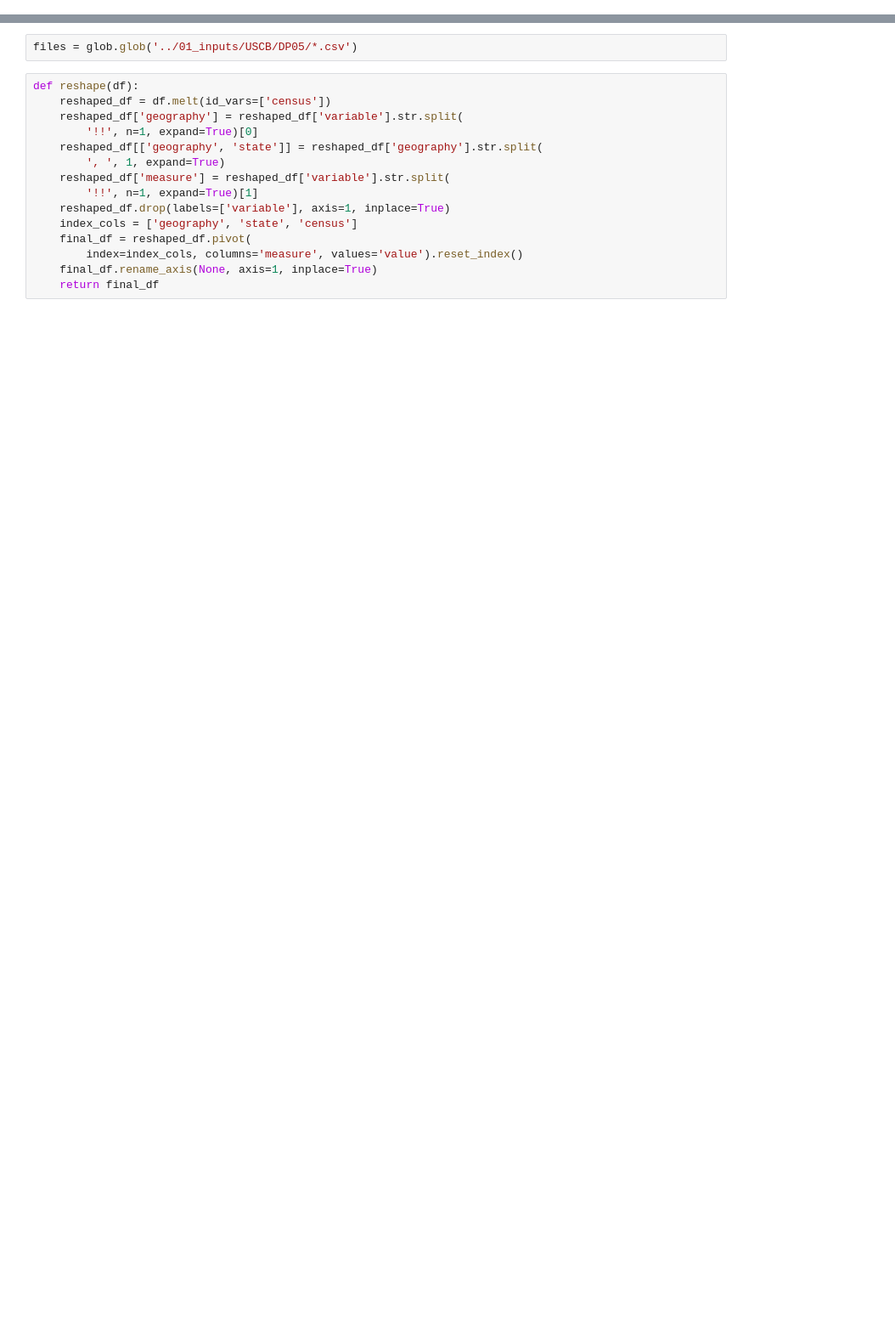
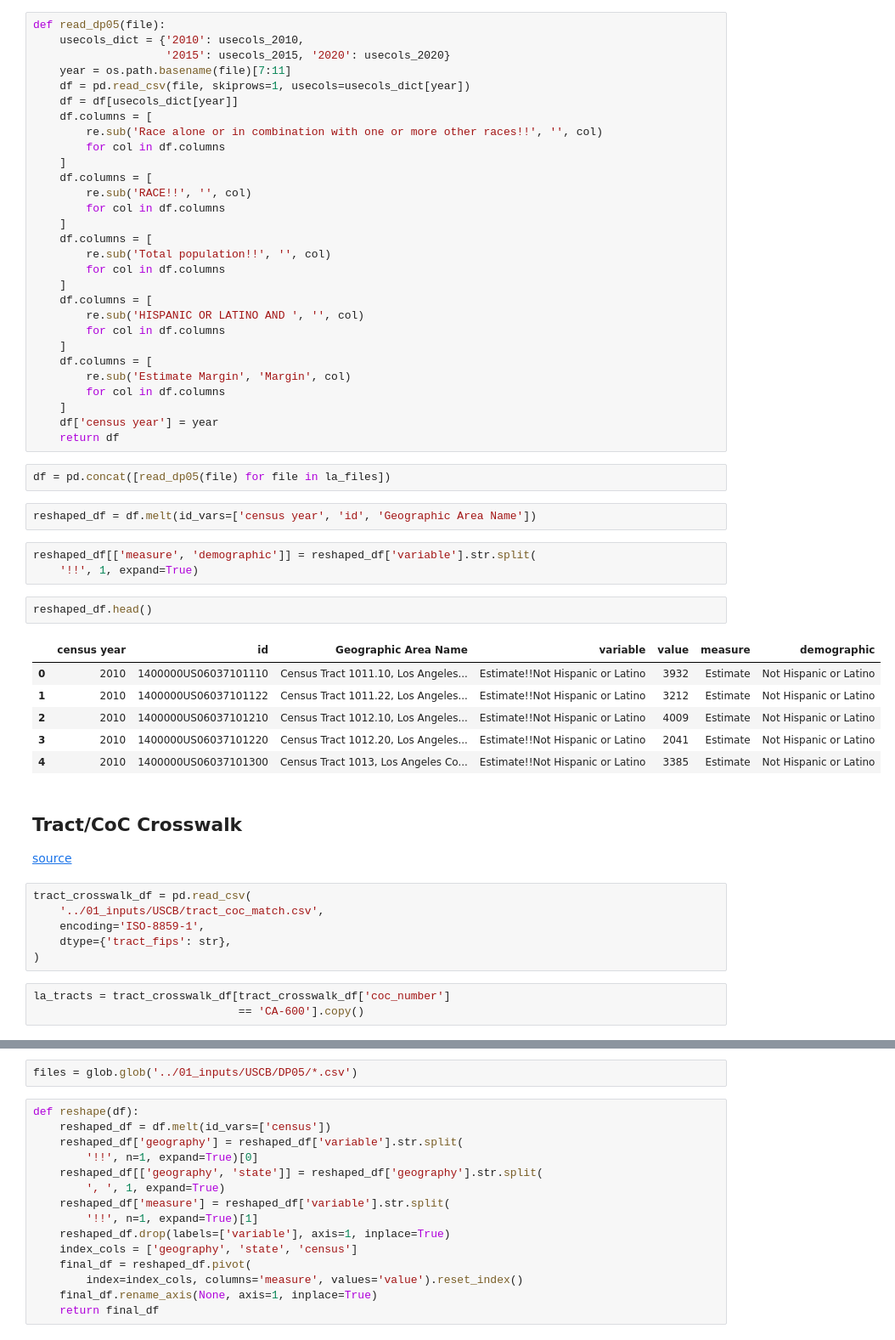
Before and after one commit to cirlabs/homelessness-arrest-data, a Jupyter notebook: US/02_clean/01_census_dp05.ipynb, the cells around one changed output, grey strips where cells are left out. Shown at 85% size. Saved outputs shown, nothing was run; the diff lists cells and outputs as text; blank space fills up the shorter version.

Commit message:
Update census analysis, LA

```diff
--- a/US/02_clean/01_census_dp05.ipynb
+++ b/US/02_clean/01_census_dp05.ipynb
@@ -7,0 +96,58 @@ import pandas as pd
+# %%
+def read_dp05(file):
+    usecols_dict = {'2010': usecols_2010,
+                    '2015': usecols_2015, '2020': usecols_2020}
+    year = os.path.basename(file)[7:11]
+    df = pd.read_csv(file, skiprows=1, usecols=usecols_dict[year])
+    df = df[usecols_dict[year]]
+    df.columns = [
+        re.sub('Race alone or in combination with one or more other races!!', '', col)
+        for col in df.columns
+    ]
+    df.columns = [
+        re.sub('RACE!!', '', col)
+        for col in df.columns
+    ]
+    df.columns = [
+        re.sub('Total population!!', '', col)
+        for col in df.columns
+    ]
+    df.columns = [
+        re.sub('HISPANIC OR LATINO AND ', '', col)
+        for col in df.columns
+    ]
+    df.columns = [
+        re.sub('Estimate Margin', 'Margin', col)
+        for col in df.columns
+    ]
+    df['census year'] = year
+    return df
+# %%
+df = pd.concat([read_dp05(file) for file in la_files])
+# %%
+reshaped_df = df.melt(id_vars=['census year', 'id', 'Geographic Area Name'])
+# %%
+reshaped_df[['measure', 'demographic']] = reshaped_df['variable'].str.split(
+    '!!', 1, expand=True)
+# %%
+reshaped_df.head()
+# %% [output]
+|  | census year | id | Geographic Area Name | variable | value | measure | demographic |
+| 0 | 2010 | 1400000US06037101110 | Census Tract 1011.10, Los Angeles... | Estimate!!Not Hispanic or Latino | 3932 | Estimate | Not Hispanic or Latino |
+| 1 | 2010 | 1400000US06037101122 | Census Tract 1011.22, Los Angeles... | Estimate!!Not Hispanic or Latino | 3212 | Estimate | Not Hispanic or Latino |
+| 2 | 2010 | 1400000US06037101210 | Census Tract 1012.10, Los Angeles... | Estimate!!Not Hispanic or Latino | 4009 | Estimate | Not Hispanic or Latino |
+| 3 | 2010 | 1400000US06037101220 | Census Tract 1012.20, Los Angeles... | Estimate!!Not Hispanic or Latino | 2041 | Estimate | Not Hispanic or Latino |
+| 4 | 2010 | 1400000US06037101300 | Census Tract 1013, Los Angeles Co... | Estimate!!Not Hispanic or Latino | 3385 | Estimate | Not Hispanic or Latino |
+# %% [markdown]
+## Tract/CoC Crosswalk
+
+[source](https://github.com/tomhbyrne/HUD-CoC-Geography-Crosswalk)
+# %%
+tract_crosswalk_df = pd.read_csv(
+    '../01_inputs/USCB/tract_coc_match.csv',
+    encoding='ISO-8859-1',
+    dtype={'tract_fips': str},
+)
+# %%
+la_tracts = tract_crosswalk_df[tract_crosswalk_df['coc_number']
+                               == 'CA-600'].copy()
```
Also changed, not shown: parts of 74 cells of this notebook, 9 other files.
